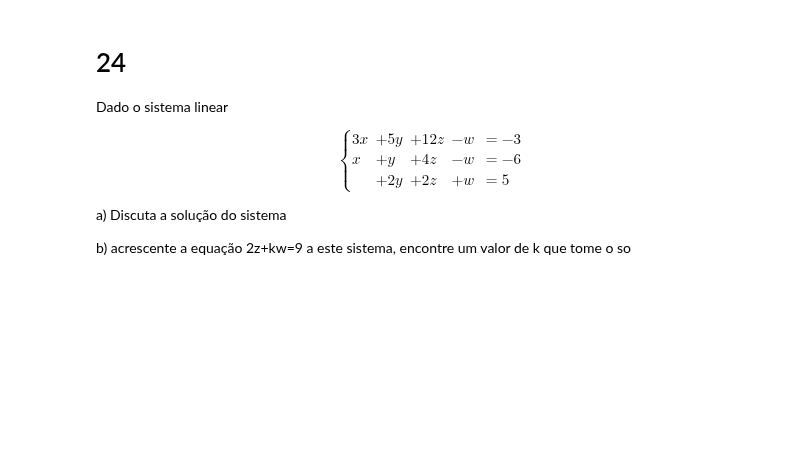
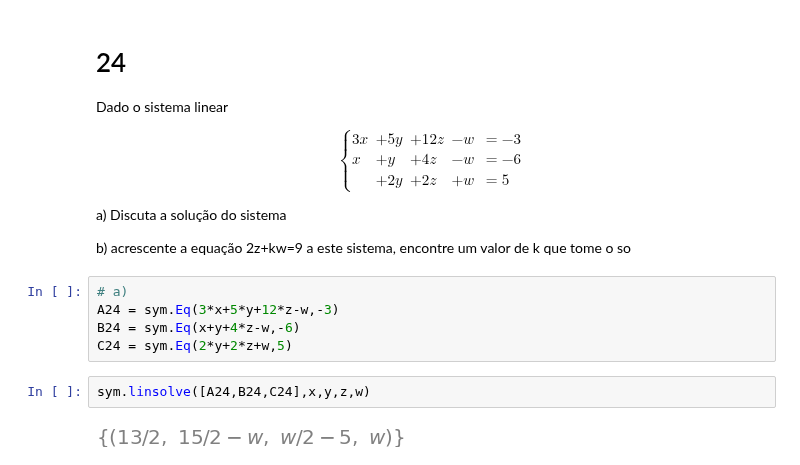
Before and after one commit to samirsaravia/AL-Calc, a Jupyter notebook: ALin/HW-sistemas-lineares.ipynb, the cells around one changed output. Drawn from its saved outputs; the diff is of its cells as text; blank space fills up the shorter version.

```diff
--- a/ALin/HW-sistemas-lineares.ipynb
+++ b/ALin/HW-sistemas-lineares.ipynb
@@ -358,3 +374,12 @@ x&+y&+4z&-w&=-6\\
 a) Discuta a solução do sistema
 
 b) acrescente a equação 2z+kw=9 a este sistema, encontre um valor de k que tome o so
+# %%
+# a)
+A24 = sym.Eq(3*x+5*y+12*z-w,-3)
+B24 = sym.Eq(x+y+4*z-w,-6)
+C24 = sym.Eq(2*y+2*z+w,5)
+# %%
+sym.linsolve([A24,B24,C24],x,y,z,w)
+# %% [output]
+[figure, added]
```
Also changed, not shown: parts of 11 cells of this notebook, 2 other files.
